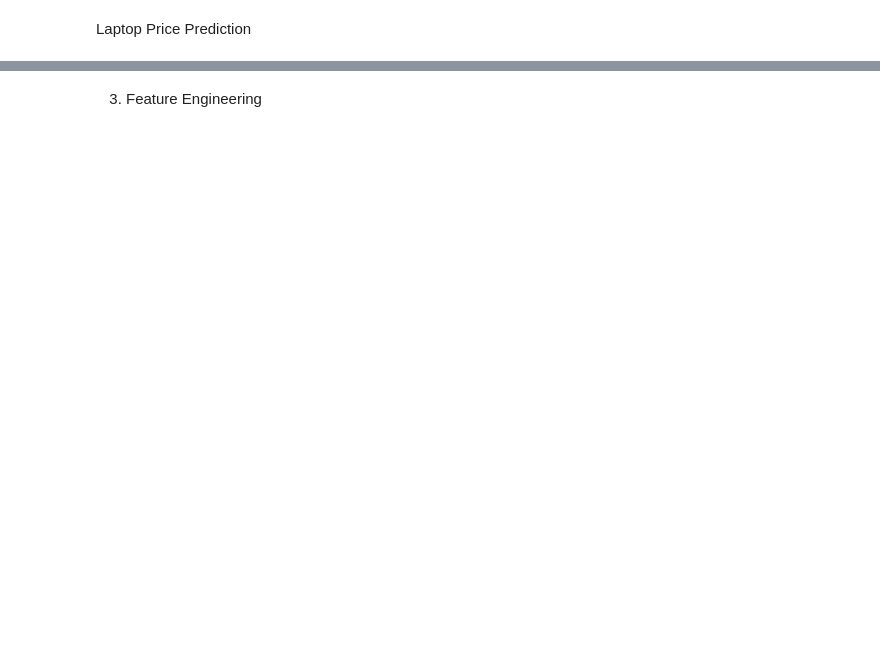
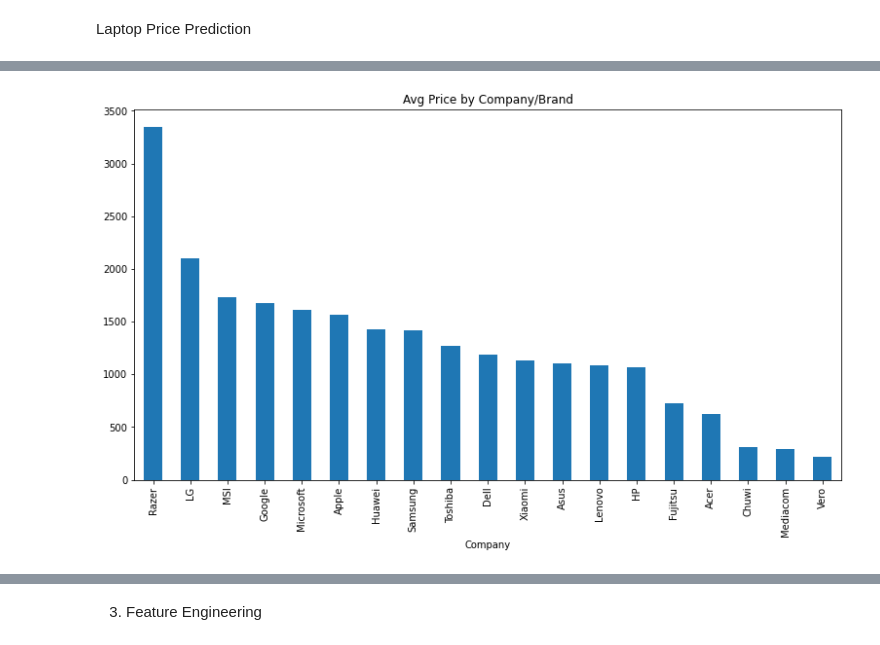
Before and after one commit to msak1612/Laptop-Price-Prediction, a Jupyter notebook: Laptop_price_prediction/laptop_price_prediction.ipynb, the cells around one changed output, grey strips where cells are left out. Drawn from its saved outputs; the diff is of its cells as text; code cells hidden in the pictures; blank space fills up the shorter version.

```diff
--- a/Laptop_price_prediction/laptop_price_prediction.ipynb
+++ b/Laptop_price_prediction/laptop_price_prediction.ipynb
@@ -243,0 +51,3 @@ Name: Price_euros, dtype: float64
+# %%
+# Set target column
+target_col='Price_euros'
@@ -243,0 +68,14 @@ Name: Price_euros, dtype: float64
+# %%
+# Create average for text based columns
+avg_price_by_company = full_data.groupby("Company").mean()[target_col].sort_values(ascending=False)
+avg_price_by_type = full_data.groupby("TypeName").mean()[target_col].sort_values(ascending=False)
+avg_price_by_os = full_data.groupby("OpSys").mean()[target_col].sort_values(ascending=False)
+avg_price_by_cpu = full_data.groupby("Cpu").mean()[target_col].sort_values(ascending=False)
+# %%
+# Display Company plot
+fig, ax = plt.subplots(nrows=1, figsize=(13,7))
+avg_price_by_company.plot(ax=ax, kind='bar')
+ax.set_title('Avg Price by Company/Brand')
+fig;
+# %% [output]
+[figure, added]
```
Also changed, not shown: parts of 54 cells of this notebook, 3 other files.
